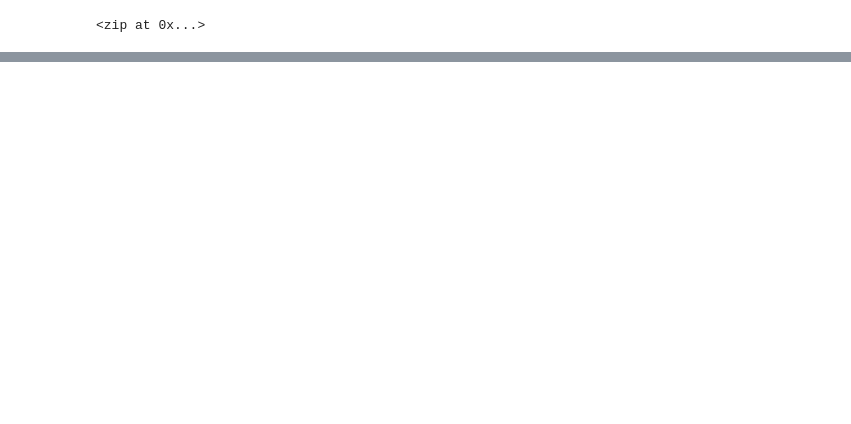
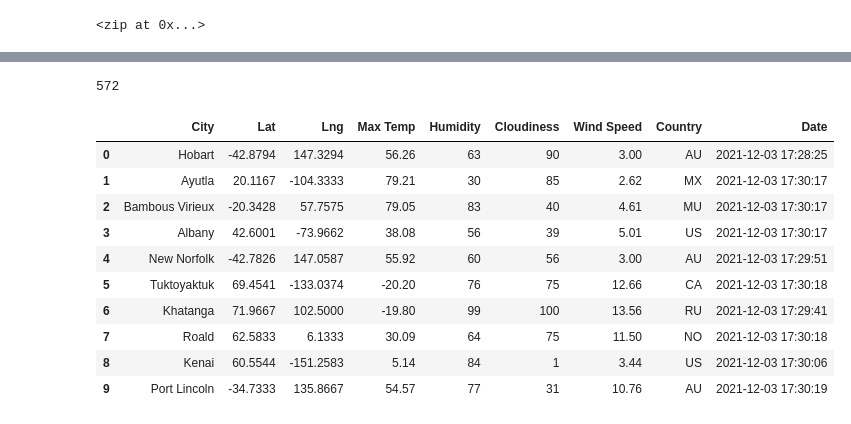
Before and after one commit to apombo90/World_Weather_Analysis, a Jupyter notebook: WeatherPy.ipynb, the cells around one changed output, grey strips where cells are left out. Drawn from its saved outputs; the diff is of its cells as text; code cells hidden in the pictures; blank space fills up the shorter version.

Commit message:
Created city_data_df.

```diff
--- a/WeatherPy.ipynb
+++ b/WeatherPy.ipynb
@@ -7,3 +14,6 @@ from citipy import citipy
+# %%
+# Starting URL for Weather Map API Call.
+url = "http://api.openweathermap.org/data/2.5/weather?units=Imperial&APPID=" + weather_api_key
 # %%
 # Create a set of random latitude and longitude combinations.
 lats = np.random.uniform(low=-90.000, high=90.000, size=1500)
@@ -31,0 +121,20 @@ len(cities)
+# %%
+len(city_data)
+# %% [output]
+572
+# %%
+# Convert the array of dictionaries to a Pandas DataFrame.
+city_data_df = pd.DataFrame(city_data)
+city_data_df.head(10)
+# %% [output]
+|  | City | Lat | Lng | Max Temp | Humidity | Cloudiness | Wind Speed | Country | Date |
+| 0 | Hobart | -42.8794 | 147.3294 | 56.26 | 63 | 90 | 3.00 | AU | 2021-12-03 17:28:25 |
+| 1 | Ayutla | 20.1167 | -104.3333 | 79.21 | 30 | 85 | 2.62 | MX | 2021-12-03 17:30:17 |
+| 2 | Bambous Virieux | -20.3428 | 57.7575 | 79.05 | 83 | 40 | 4.61 | MU | 2021-12-03 17:30:17 |
+| 3 | Albany | 42.6001 | -73.9662 | 38.08 | 56 | 39 | 5.01 | US | 2021-12-03 17:30:17 |
+| 4 | New Norfolk | -42.7826 | 147.0587 | 55.92 | 60 | 56 | 3.00 | AU | 2021-12-03 17:29:51 |
+| 5 | Tuktoyaktuk | 69.4541 | -133.0374 | -20.20 | 76 | 75 | 12.66 | CA | 2021-12-03 17:30:18 |
+| 6 | Khatanga | 71.9667 | 102.5000 | -19.80 | 99 | 100 | 13.56 | RU | 2021-12-03 17:29:41 |
+| 7 | Roald | 62.5833 | 6.1333 | 30.09 | 64 | 75 | 11.50 | NO | 2021-12-03 17:30:18 |
+| 8 | Kenai | 60.5544 | -151.2583 | 5.14 | 84 | 1 | 3.44 | US | 2021-12-03 17:30:06 |
+| 9 | Port Lincoln | -34.7333 | 135.8667 | 54.57 | 77 | 31 | 10.76 | AU | 2021-12-03 17:30:19 |
```
Also changed, not shown: parts of 4 cells of this notebook, 2 other files.
